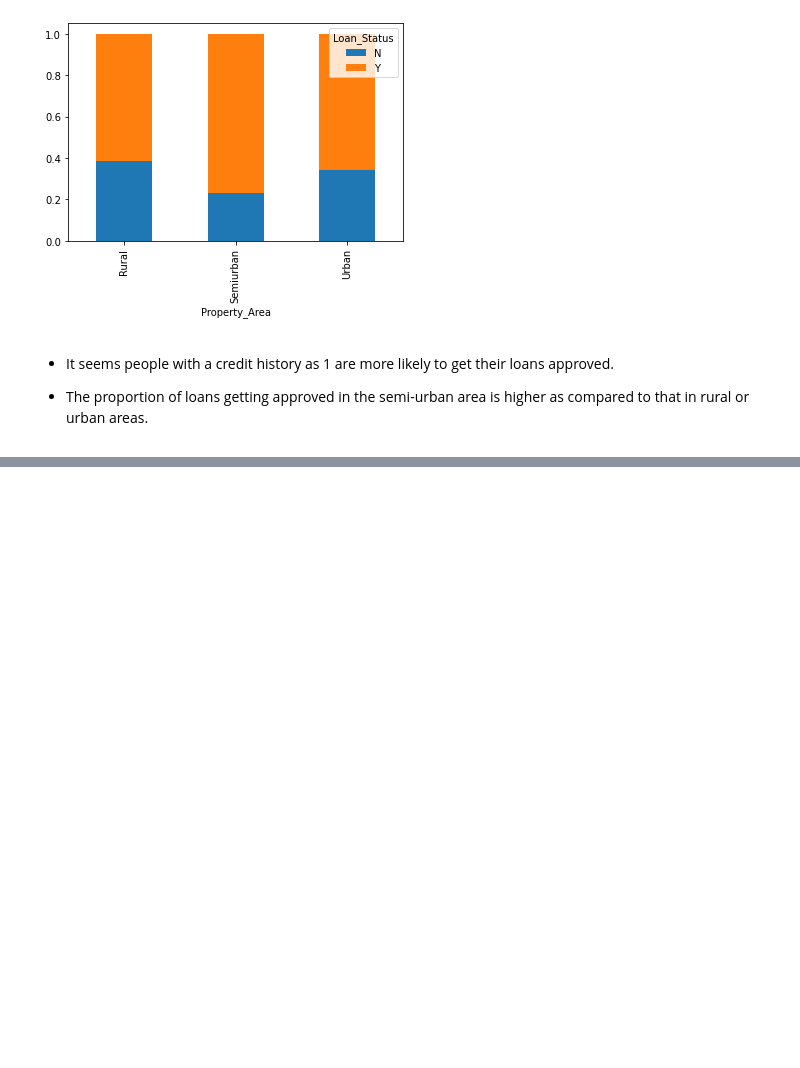
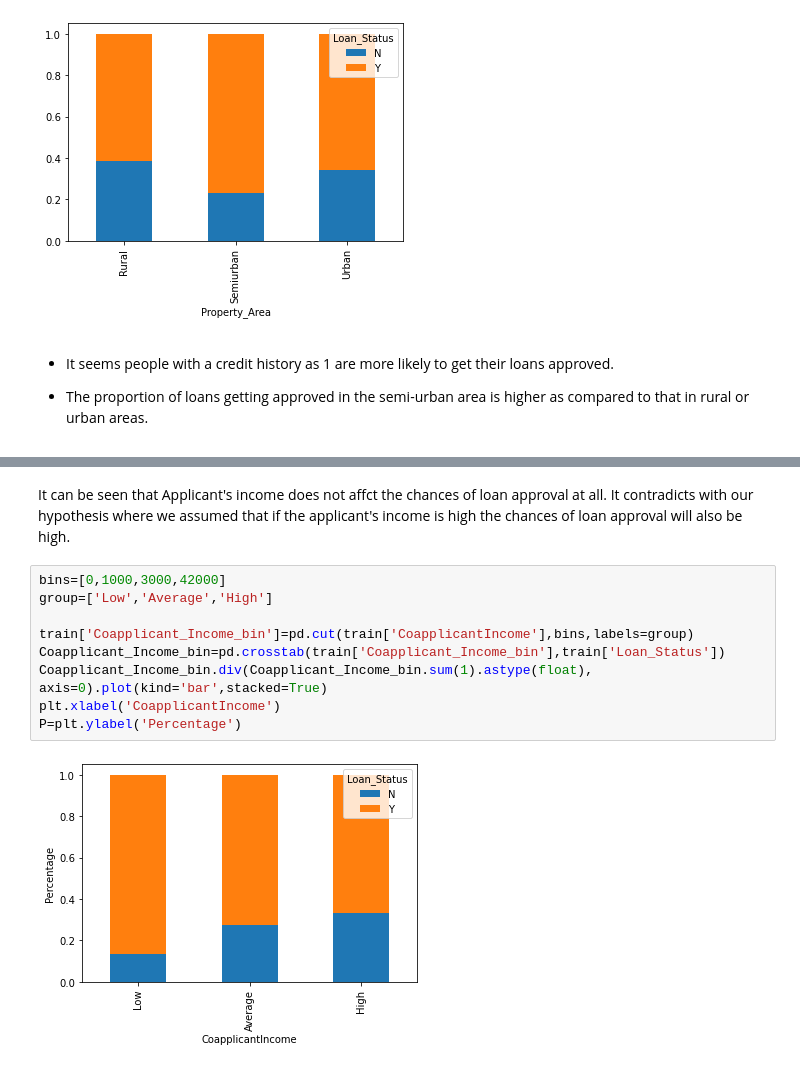
Before and after one commit to farisbashir/loan-eligibility-prediction, a Jupyter notebook: main.ipynb, the cells around one changed output, grey strips where cells are left out. Cells and saved outputs as stored; diff of their text form; blank space fills up the shorter version.

```diff
--- a/main.ipynb
+++ b/main.ipynb
@@ -285,0 +308,13 @@ NameError: name 'train' is not defined
+# %% [markdown]
+It can be seen that Applicant's income does not affct the chances of loan approval at all. It contradicts with our hypothesis where we assumed that if the applicant's income is high the chances of loan approval will also be high.
+# %%
+bins=[0,1000,3000,42000]
+group=['Low','Average','High']
+
+train['Coapplicant_Income_bin']=pd.cut(train['CoapplicantIncome'],bins,labels=group)
+Coapplicant_Income_bin=pd.crosstab(train['Coapplicant_Income_bin'],train['Loan_Status'])
+Coapplicant_Income_bin.div(Coapplicant_Income_bin.sum(1).astype(float), axis=0).plot(kind='bar',stacked=True)
+plt.xlabel('CoapplicantIncome')
+P=plt.ylabel('Percentage')
+# %% [output]
+[figure, added]
```
Also changed, not shown: parts of 4 cells of this notebook.
